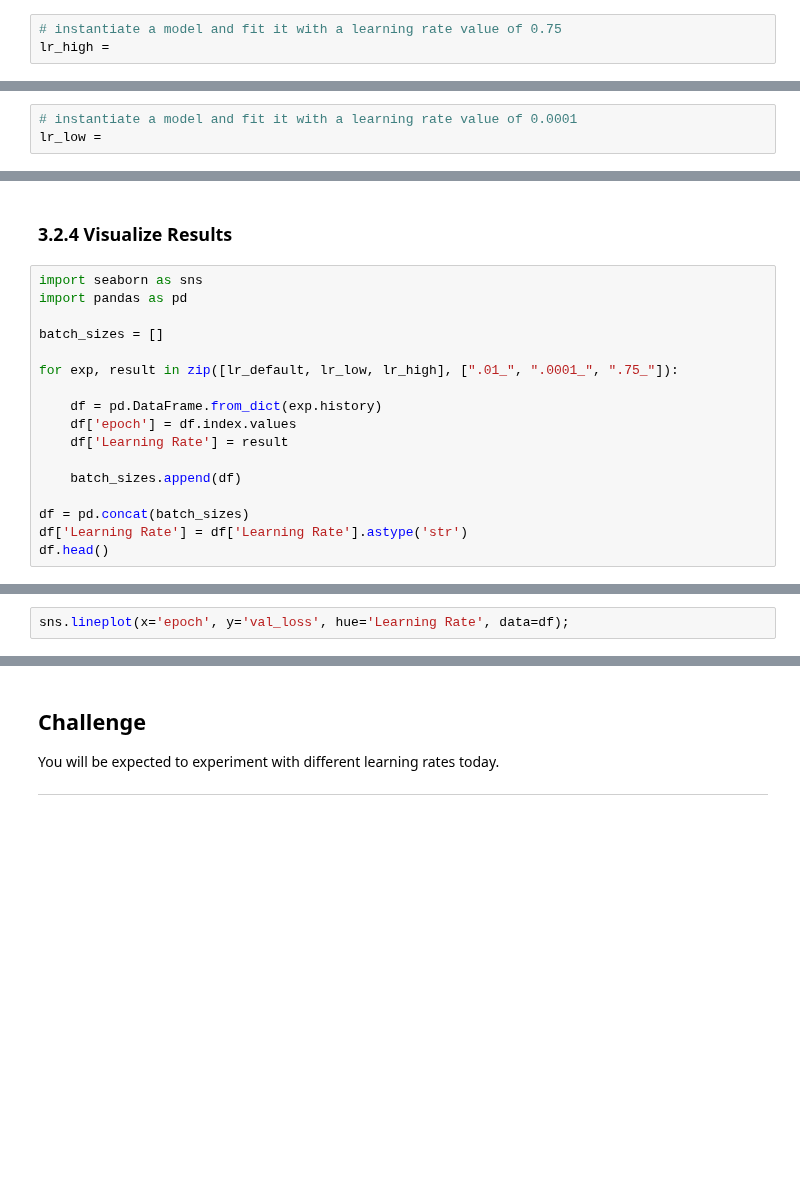
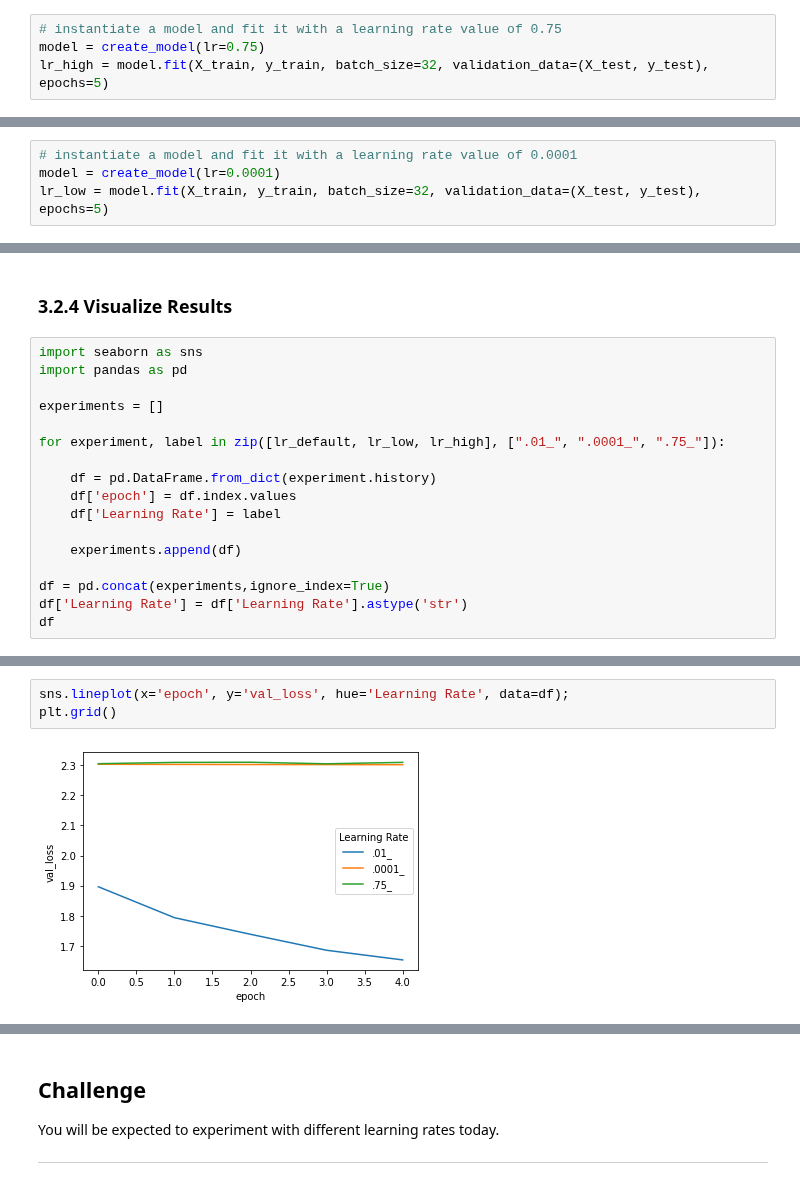
Before and after one commit to bloominstituteoftechnology/DS-Unit-4-Sprint-2-Neural-Networks, a Jupyter notebook: module2-Train/LS_DS_422_Train_Lecture.ipynb, the cells around one changed output, grey strips where cells are left out. Cells and saved outputs as stored; diff of their text form; blank space fills up the shorter version.

```diff
--- a/module2-Train/LS_DS_422_Train_Lecture.ipynb
+++ b/module2-Train/LS_DS_422_Train_Lecture.ipynb
@@ -516,4 +647,5 @@ lr_default = model.fit(X_train, y_train, batch_size=32, validation_data=(X_test,
 ### 3.2.2 High Learning Rate
 # %%
 # instantiate a model and fit it with a learning rate value of 0.75
-lr_high =
+model = create_model(lr=0.75)
+lr_high = model.fit(X_train, y_train, batch_size=32, validation_data=(X_test, y_test), epochs=5)
@@ -521,4 +664,5 @@ lr_high =
 ### 3.2.3 Low Learning Rate
 # %%
 # instantiate a model and fit it with a learning rate value of 0.0001
-lr_low =
+model = create_model(lr=0.0001)
+lr_low = model.fit(X_train, y_train, batch_size=32, validation_data=(X_test, y_test), epochs=5)
@@ -528,16 +683,16 @@ lr_low =
 import seaborn as sns
 import pandas as pd
 
-batch_sizes = []
+experiments = []
 
-for exp, result in zip([lr_default, lr_low, lr_high], [".01_", ".0001_", ".75_"]):
+for experiment, label in zip([lr_default, lr_low, lr_high], [".01_", ".0001_", ".75_"]):
 
-    df = pd.DataFrame.from_dict(exp.history)
+    df = pd.DataFrame.from_dict(experiment.history)
     df['epoch'] = df.index.values
-    df['Learning Rate'] = result
+    df['Learning Rate'] = label
 
-    batch_sizes.append(df)
+    experiments.append(df)
 
-df = pd.concat(batch_sizes)
+df = pd.concat(experiments,ignore_index=True)
 df['Learning Rate'] = df['Learning Rate'].astype('str')
-df.head()
+df
@@ -544,4 +716,7 @@ df.head()
 # %%
 sns.lineplot(x='epoch', y='val_loss', hue='Learning Rate', data=df);
+plt.grid()
+# %% [output]
+[figure, added]
 # %%
 sns.lineplot(x='epoch', y='val_accuracy', hue='Learning Rate', data=df);
```
Also changed, not shown: parts of 34 cells of this notebook.
